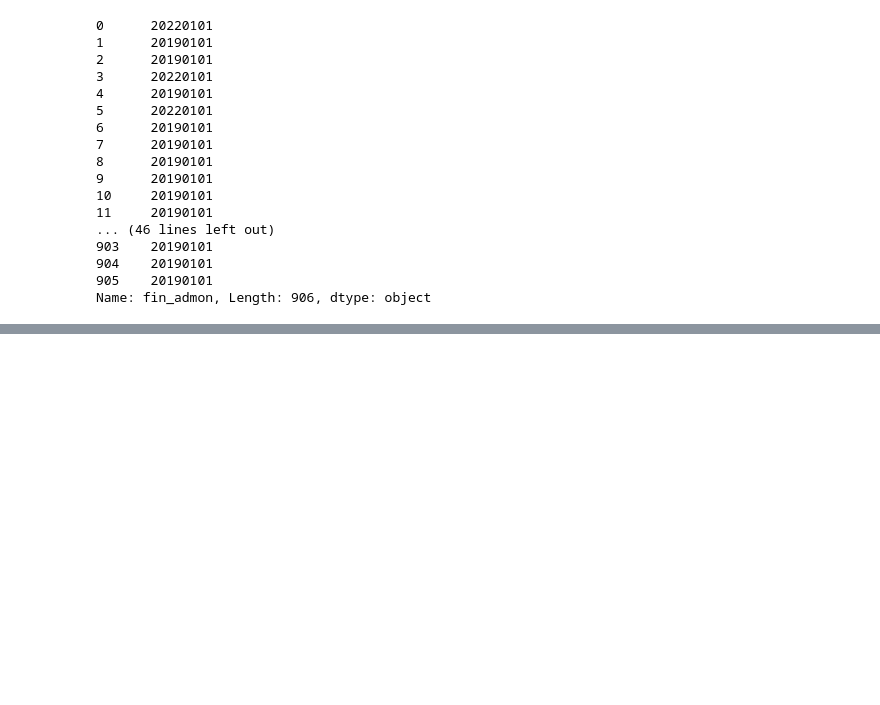
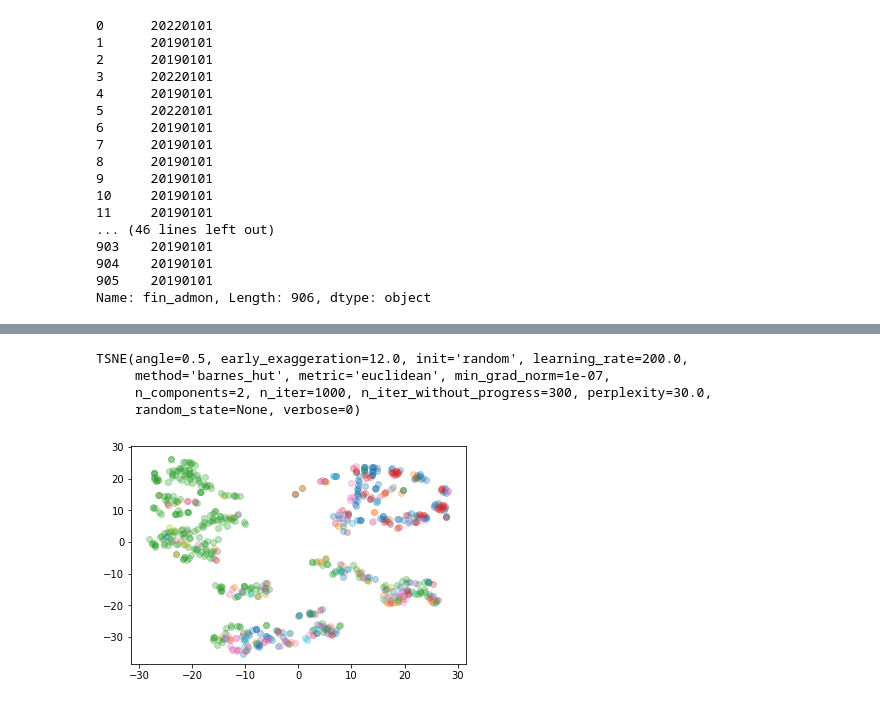
Before and after one commit to xuxoramos/deteccioncohechojuarez, a Jupyter notebook: Anomalies.ipynb, the cells around one changed output, grey strips where cells are left out. Drawn from its saved outputs; the diff is of its cells as text; code cells hidden in the pictures; blank space fills up the shorter version.

```diff
--- a/Anomalies.ipynb
+++ b/Anomalies.ipynb
@@ -164,0 +189,14 @@ lic.sample(2).T
+# %%
+tsne = TSNE(n_components=2)
+tsne.fit(X_std.iloc[:,1:])
+# %% [output]
+TSNE(angle=0.5, early_exaggeration=12.0, init='random', learning_rate=200.0,
+     method='barnes_hut', metric='euclidean', min_grad_norm=1e-07,
+     n_components=2, n_iter=1000, n_iter_without_progress=300, perplexity=30.0,
+     random_state=None, verbose=0)
+# %%
+for c in X_std.iloc[:,0].unique():
+    plt.scatter(tsne.embedding_[X_std.iloc[:,0]==c,0], tsne.embedding_[X_std.iloc[:,0]==c,1], alpha=0.3)
+plt.show()
+# %% [output]
+[figure, added]
```
Also changed, not shown: parts of 7 cells of this notebook.
